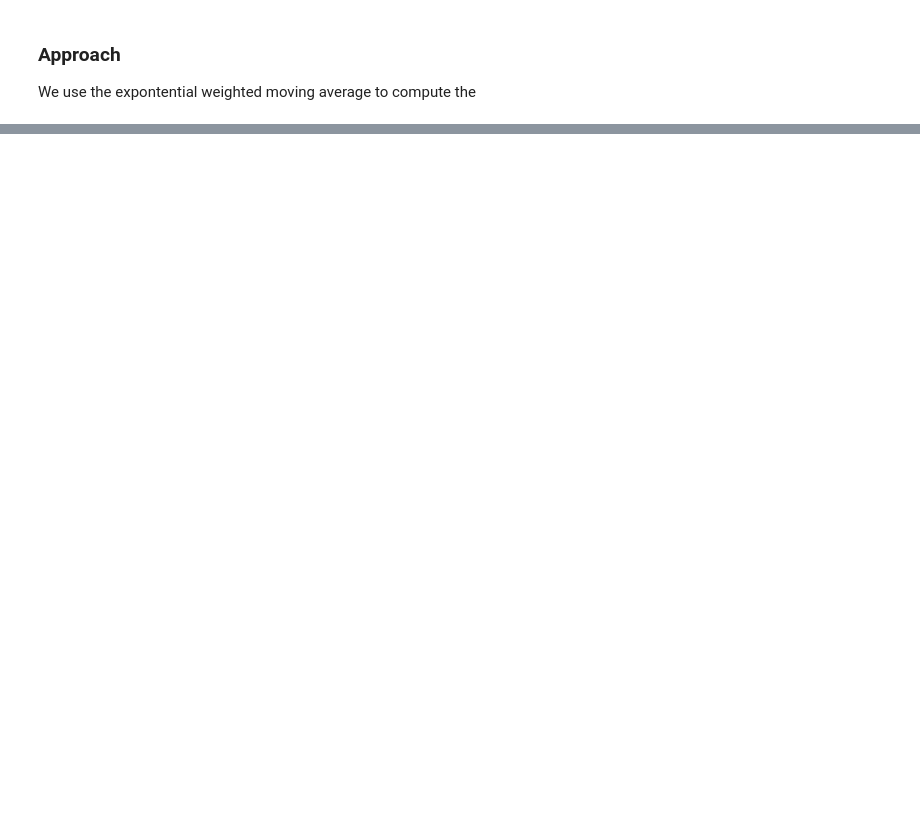
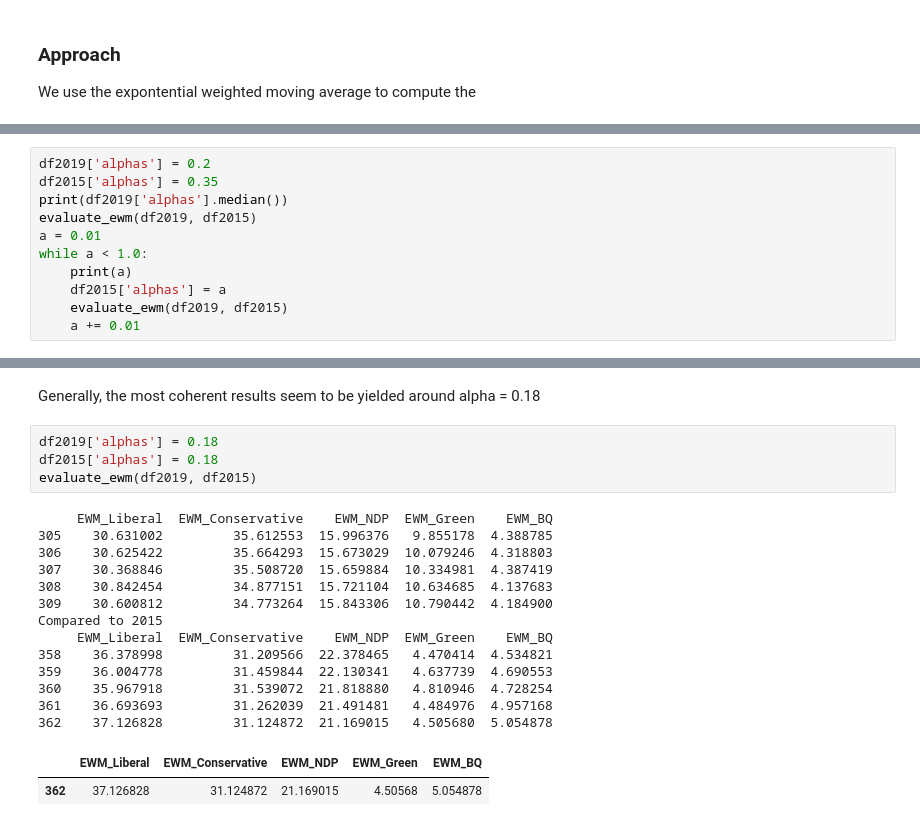
Before and after one commit to ErikPartridge/cdnpo.li, a Jupyter notebook: notebooks/1 - Federal 2019 - v2 - EP.ipynb, the cells around one changed output, grey strips where cells are left out. Saved outputs shown, nothing was run; the diff lists cells and outputs as text; blank space fills up the shorter version.

```diff
--- a/notebooks/1 - Federal 2019 - v2 - EP.ipynb
+++ b/notebooks/1 - Federal 2019 - v2 - EP.ipynb
@@ -129,0 +78,11 @@ ModuleNotFoundError: No module named 'fbprophet'
+# %%
+df2019['alphas'] = 0.2
+df2015['alphas'] = 0.35
+print(df2019['alphas'].median())
+evaluate_ewm(df2019, df2015)
+a = 0.01
+while a < 1.0:
+    print(a)
+    df2015['alphas'] = a
+    evaluate_ewm(df2019, df2015)
+    a += 0.01
@@ -129,0 +107,22 @@ ModuleNotFoundError: No module named 'fbprophet'
+# %% [markdown]
+Generally, the most coherent results seem to be yielded around alpha = 0.18
+# %%
+df2019['alphas'] = 0.18
+df2015['alphas'] = 0.18
+evaluate_ewm(df2019, df2015)
+# %% [output]
+     EWM_Liberal  EWM_Conservative    EWM_NDP  EWM_Green    EWM_BQ
+305    30.631002         35.612553  15.996376   9.855178  4.388785
+306    30.625422         35.664293  15.673029  10.079246  4.318803
+307    30.368846         35.508720  15.659884  10.334981  4.387419
+308    30.842454         34.877151  15.721104  10.634685  4.137683
+309    30.600812         34.773264  15.843306  10.790442  4.184900
+Compared to 2015
+     EWM_Liberal  EWM_Conservative    EWM_NDP  EWM_Green    EWM_BQ
+358    36.378998         31.209566  22.378465   4.470414  4.534821
+359    36.004778         31.459844  22.130341   4.637739  4.690553
+360    35.967918         31.539072  21.818880   4.810946  4.728254
+361    36.693693         31.262039  21.491481   4.484976  4.957168
+362    37.126828         31.124872  21.169015   4.505680  5.054878
+|  | EWM_Liberal | EWM_Conservative | EWM_NDP | EWM_Green | EWM_BQ |
+| 362 | 37.126828 | 31.124872 | 21.169015 | 4.50568 | 5.054878 |
```
Also changed, not shown: parts of 14 cells of this notebook, 1 other file.
